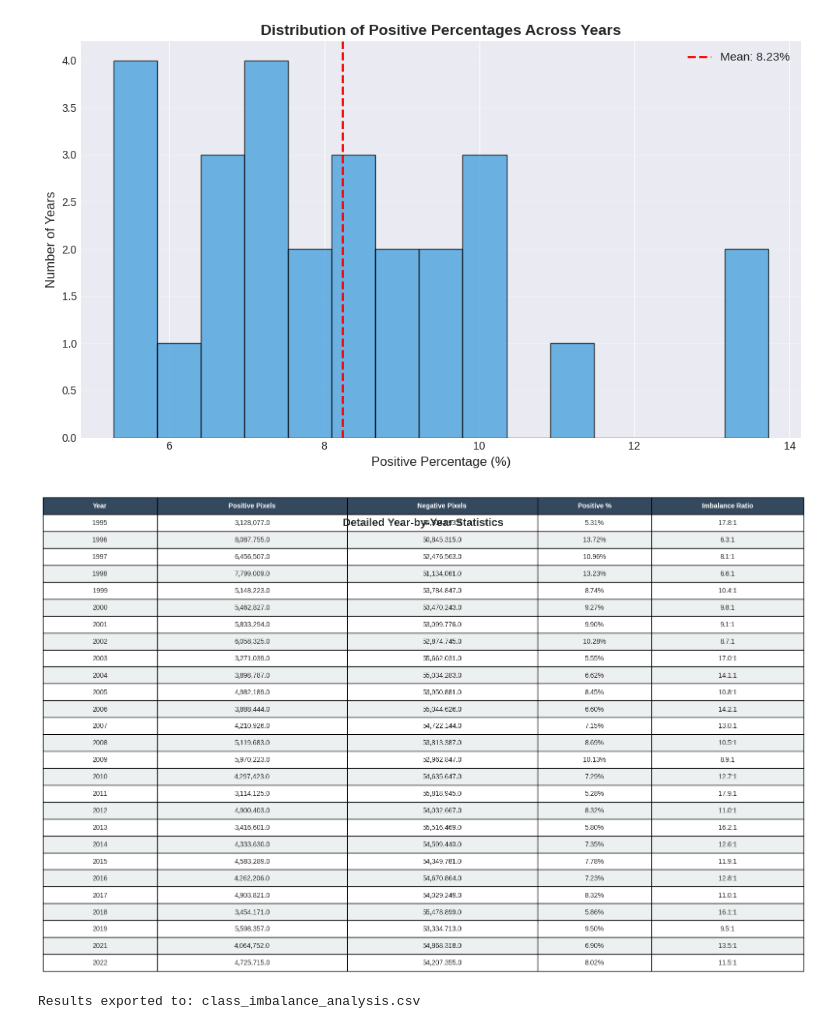
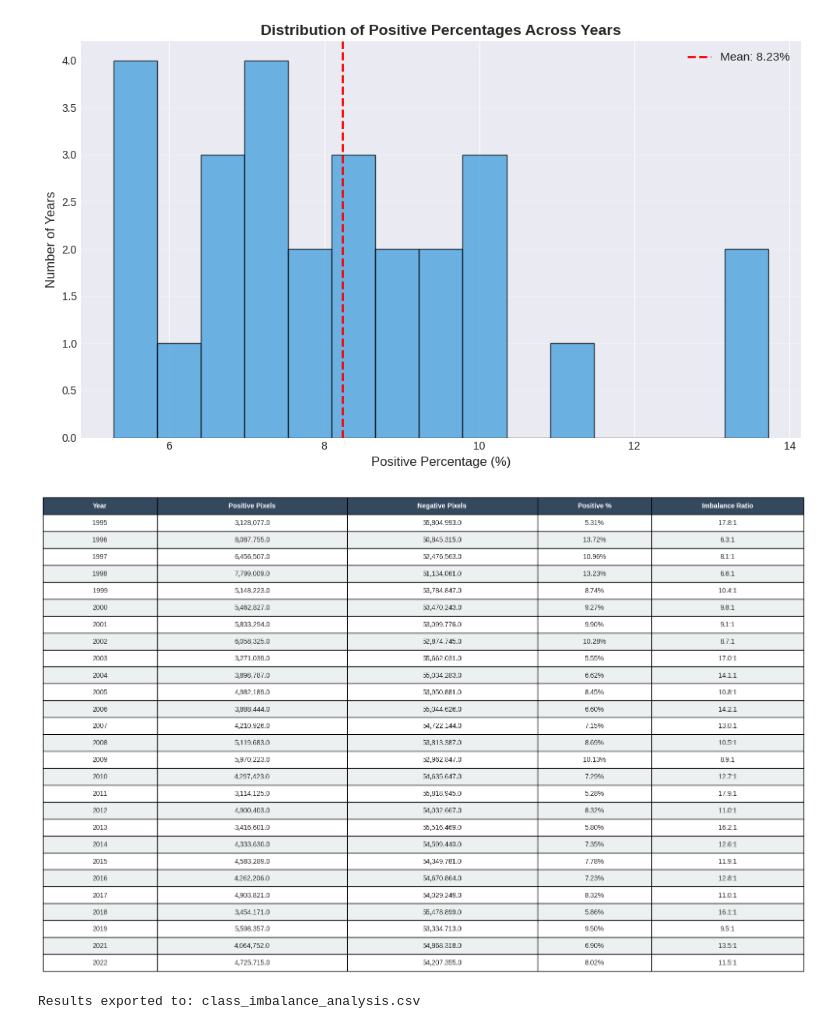
Before and after one commit to 19tylermalone94/WolfCast, a Jupyter notebook: ClassImbalanceAnalysis.ipynb, the cells around one changed output. Saved outputs shown, nothing was run; the diff lists cells and outputs as text; code cells hidden in the pictures.

Commit message:
redo table without fucked up title

```diff
--- a/ClassImbalanceAnalysis.ipynb
+++ b/ClassImbalanceAnalysis.ipynb
@@ -235,45 +242,42 @@ plt.show()
 # %% [output]
 [figure]
 # %%
+# Plot 6: Yearly statistics table visualization
 fig, ax = plt.subplots(figsize=(16, 10))
 ax.axis('tight')
 ax.axis('off')
 
-# Prepare table data
 table_data = []
 for _, row in df.iterrows():
     table_data.append([
         int(row['year']),
         f"{row['positive_pixels']:,}",
         f"{row['negative_pixels']:,}",
         f"{row['positive_pct']:.2f}%",
         f"{row['imbalance_ratio']:.1f}:1"
     ])
 
 table = ax.table(cellText=table_data,
                 colLabels=['Year', 'Positive Pixels', 'Negative Pixels', 'Positive %', 'Imbalance Ratio'],
                 cellLoc='center',
                 loc='center',
                 colWidths=[0.15, 0.25, 0.25, 0.15, 0.2])
 
 table.auto_set_font_size(False)
 table.set_fontsize(10)
 table.scale(1, 2)
 
-# Style header
 for i in range(5):
     table[(0, i)].set_facecolor('#34495e')
     table[(0, i)].set_text_props(weight='bold', color='white')
 
-# Alternate row colors
 for i in range(1, len(table_data) + 1):
     if i % 2 == 0:
         for j in range(5):
             table[(i, j)].set_facecolor('#ecf0f1')
 
-ax.set_title('Detailed Year-by-Year Statistics', fontsize=16, fontweight='bold', pad=20)
 plt.tight_layout()
 plt.show()
 # %% [output]
-[figure, old version]
+[figure, new version]
 # %%
```
Also changed, not shown: parts of 8 cells of this notebook.
